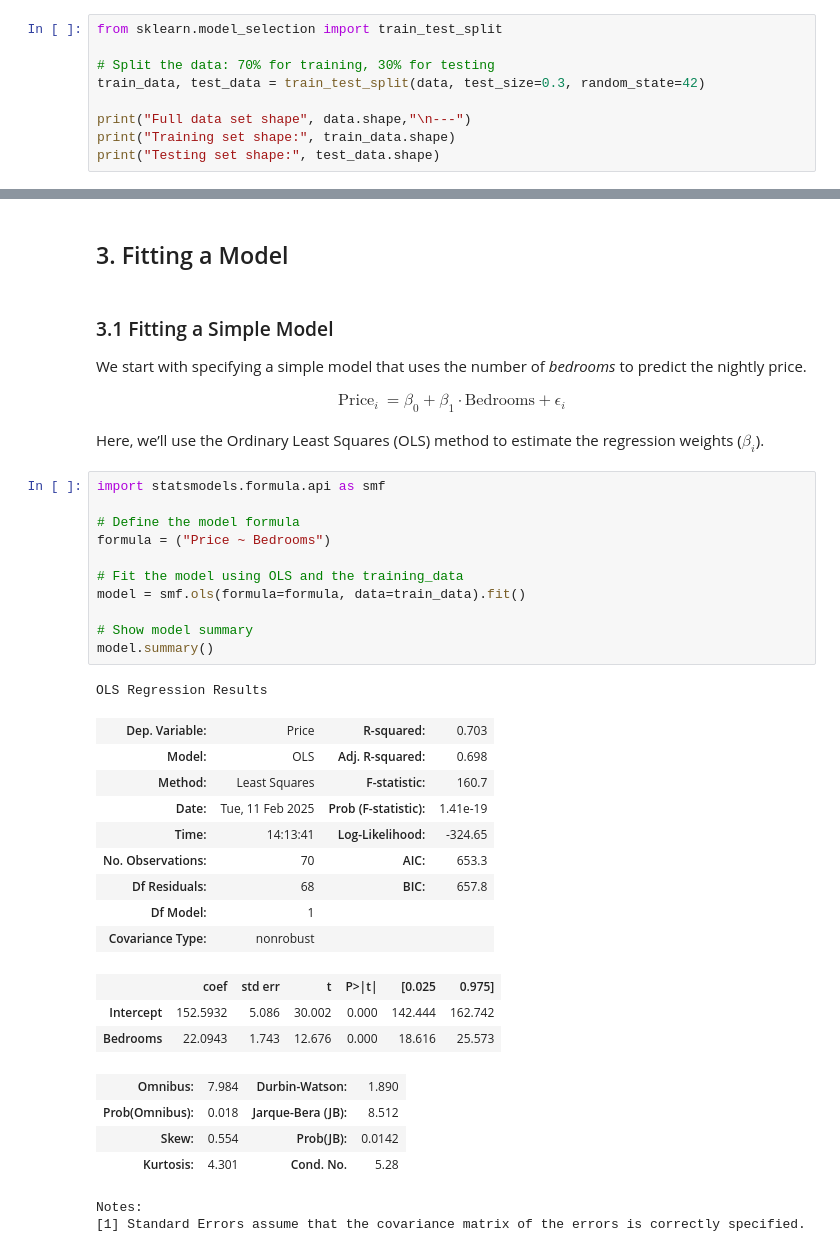
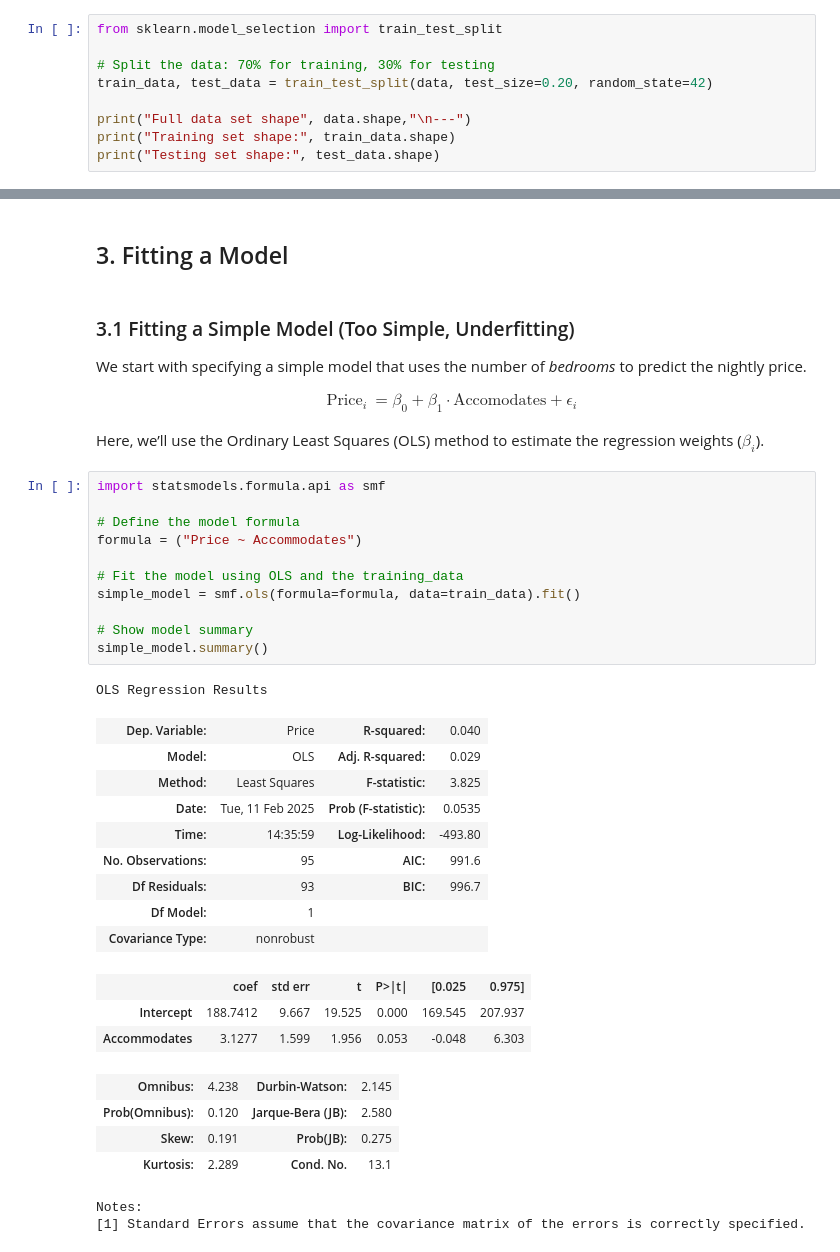
Before and after one commit to swschuetz/cybersecurity-ai, a Jupyter notebook: regression/airbnb_listing.ipynb, the cells around one changed output, grey strips where cells are left out. Drawn from its saved outputs; the diff is of its cells as text.

```diff
--- a/regression/airbnb_listing.ipynb
+++ b/regression/airbnb_listing.ipynb
@@ -36,7 +36,7 @@ We split our data so that we can train the model on one set and evaluate its per
 from sklearn.model_selection import train_test_split
 
 # Split the data: 70% for training, 30% for testing
-train_data, test_data = train_test_split(data, test_size=0.3, random_state=42)
+train_data, test_data = train_test_split(data, test_size=0.20, random_state=42)
 
 print("Full data set shape", data.shape,"\n---")
 print("Training set shape:", train_data.shape)
@@ -49,13 +49,13 @@ Testing set shape: (30, 12)
 # %% [markdown]
 ## 3. Fitting a Model
 # %% [markdown]
-### 3.1 Fitting a Simple Model
+### 3.1 Fitting a Simple Model (Too Simple, Underfitting)
 
 We start with specifying a simple model that uses the number of *bedrooms* to predict the nightly price.
 
 $$
 \begin{aligned}
-\text{Price}_i &= \beta_0 + \beta_1 \cdot \text{Bedrooms} + \epsilon_i
+\text{Price}_i &= \beta_0 + \beta_1 \cdot \text{Accomodates} + \epsilon_i
 \end{aligned}
 $$
 
@@ -63,31 +63,31 @@ Here, we’ll use the Ordinary Least Squares (OLS) method to estimate the regres
 # %%
 import statsmodels.formula.api as smf
 
 # Define the model formula
-formula = ("Price ~ Bedrooms")
+formula = ("Price ~ Accommodates")
 
 # Fit the model using OLS and the training_data
-model = smf.ols(formula=formula, data=train_data).fit()
+simple_model = smf.ols(formula=formula, data=train_data).fit()
 
 # Show model summary
-model.summary()
+simple_model.summary()
 # %% [output]
 OLS Regression Results
-| Dep. Variable: | Price | R-squared: | 0.703 |
-| Model: | OLS | Adj. R-squared: | 0.698 |
-| Method: | Least Squares | F-statistic: | 160.7 |
-| Date: | Tue, 11 Feb 2025 | Prob (F-statistic): | 1.41e-19 |
-| Time: | 14:13:41 | Log-Likelihood: | -324.65 |
-| No. Observations: | 70 | AIC: | 653.3 |
-| Df Residuals: | 68 | BIC: | 657.8 |
+| Dep. Variable: | Price | R-squared: | 0.040 |
+| Model: | OLS | Adj. R-squared: | 0.029 |
+| Method: | Least Squares | F-statistic: | 3.825 |
+| Date: | Tue, 11 Feb 2025 | Prob (F-statistic): | 0.0535 |
+| Time: | 14:35:59 | Log-Likelihood: | -493.80 |
+| No. Observations: | 95 | AIC: | 991.6 |
+| Df Residuals: | 93 | BIC: | 996.7 |
 | Df Model: | 1 |  |  |
 | Covariance Type: | nonrobust |  |  |
 |  | coef | std err | t | P>|t| | [0.025 | 0.975] |
-| Intercept | 152.5932 | 5.086 | 30.002 | 0.000 | 142.444 | 162.742 |
-| Bedrooms | 22.0943 | 1.743 | 12.676 | 0.000 | 18.616 | 25.573 |
+| Intercept | 188.7412 | 9.667 | 19.525 | 0.000 | 169.545 | 207.937 |
+| Accommodates | 3.1277 | 1.599 | 1.956 | 0.053 | -0.048 | 6.303 |
-| Omnibus: | 7.984 | Durbin-Watson: | 1.890 |
-| Prob(Omnibus): | 0.018 | Jarque-Bera (JB): | 8.512 |
-| Skew: | 0.554 | Prob(JB): | 0.0142 |
-| Kurtosis: | 4.301 | Cond. No. | 5.28 |
+| Omnibus: | 4.238 | Durbin-Watson: | 2.145 |
+| Prob(Omnibus): | 0.120 | Jarque-Bera (JB): | 2.580 |
+| Skew: | 0.191 | Prob(JB): | 0.275 |
+| Kurtosis: | 2.289 | Cond. No. | 13.1 |
 Notes:
 [1] Standard Errors assume that the covariance matrix of the errors is correctly specified.
```
Also changed, not shown: parts of 10 cells of this notebook.
